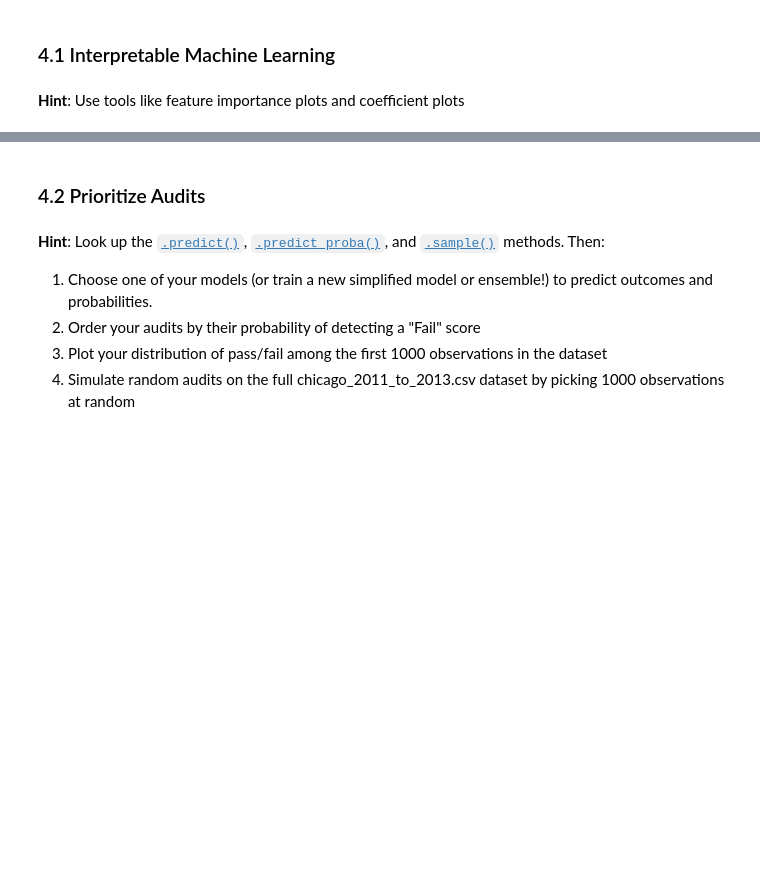
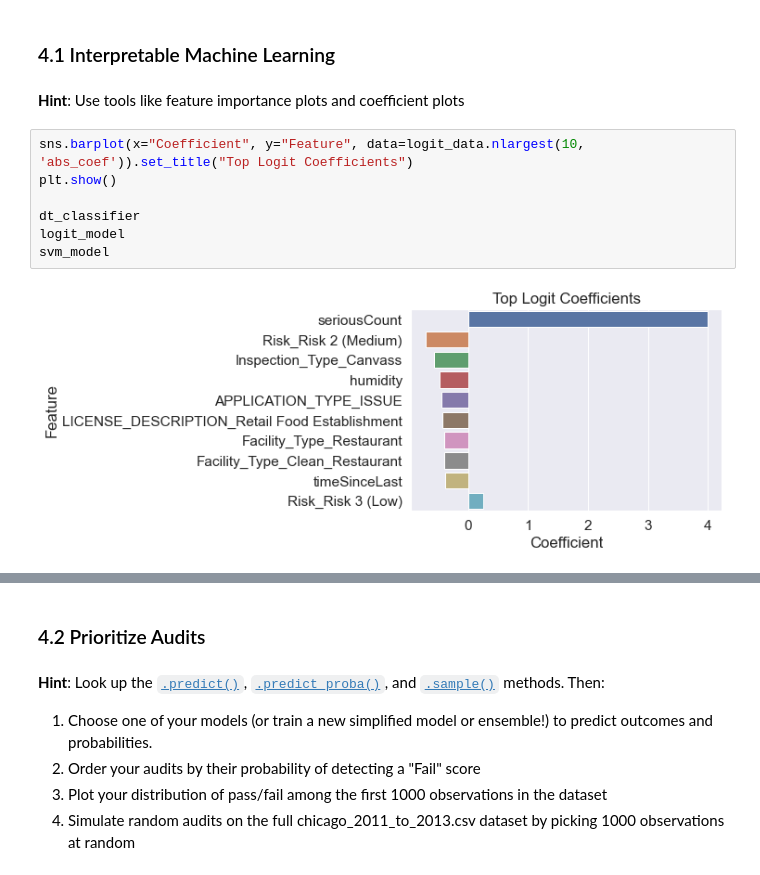
Before and after one commit to neldeeb7/CSS_Project3_Team1_Fall2021, a Jupyter notebook: Project 3 - Team 1.ipynb, the cells around one changed output, grey strips where cells are left out. Drawn from its saved outputs; the diff is of its cells as text; blank space fills up the shorter version.

```diff
--- a/Project 3 - Team 1.ipynb
+++ b/Project 3 - Team 1.ipynb
@@ -412,3 +415,12 @@ F1 Score is 0.13595166163141995
 ### 4.1 Interpretable Machine Learning
 # %% [markdown]
 **Hint**: Use tools like feature importance plots and coefficient plots
+# %%
+sns.barplot(x="Coefficient", y="Feature", data=logit_data.nlargest(10, 'abs_coef')).set_title("Top Logit Coefficients")
+plt.show()
+
+dt_classifier
+logit_model
+svm_model
+# %% [output]
+[figure, added]
```
Also changed, not shown: parts of 10 cells of this notebook.
